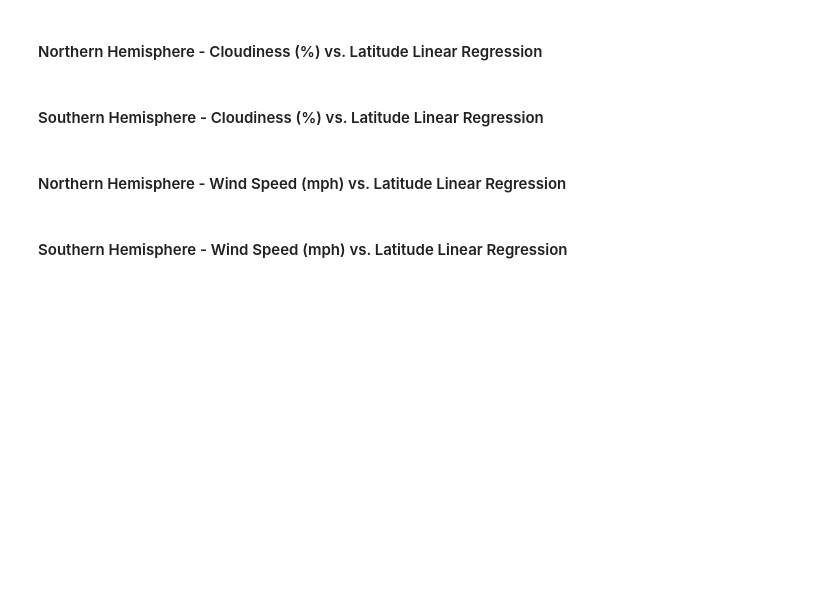
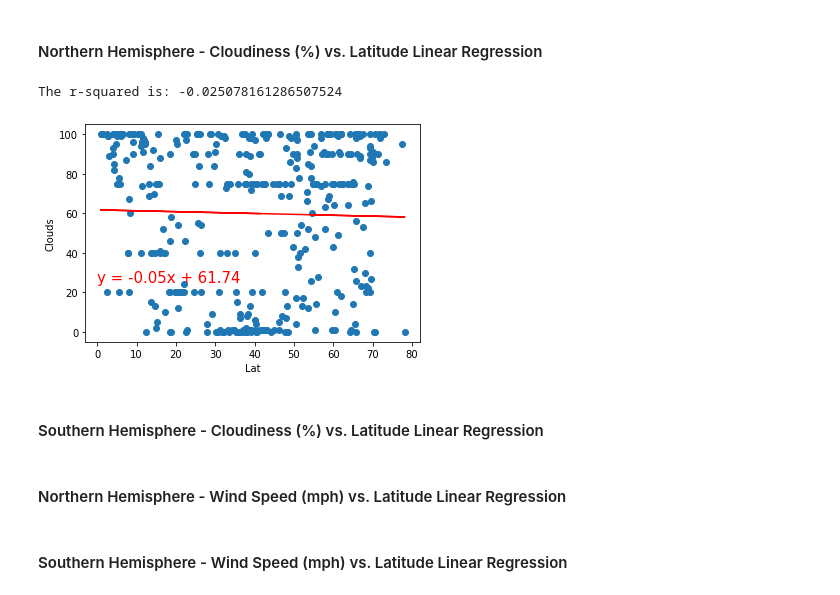
Before and after one commit to Okyere82/Python_API_Challenge, a Jupyter notebook: WeatherPy/WeatherPy.ipynb, the cells around one changed output. Drawn from its saved outputs; the diff is of its cells as text; code cells hidden in the pictures; blank space fills up the shorter version.

```diff
--- a/WeatherPy/WeatherPy.ipynb
+++ b/WeatherPy/WeatherPy.ipynb
@@ -286,5 +304,14 @@ The r-squared is: 0.7975218938050719
 # %% [markdown]
 ####  Northern Hemisphere - Cloudiness (%) vs. Latitude Linear Regression
+# %%
+# Northern Hemisphere - Cloudiness (%) vs. Latitude Linear Regression
+x_label = "Lat"
+y_label = "Clouds"
+label_positions = (20,40)
+plotLinearRegression(north_hemisphere[x_label],north_hemisphere[y_label],x_label,y_label,label_position,9)
+# %% [output]
+The r-squared is: -0.025078161286507524
+[figure, added]
 # %% [markdown]
 ####  Southern Hemisphere - Cloudiness (%) vs. Latitude Linear Regression
 # %% [markdown]
```
Also changed, not shown: parts of 2 cells of this notebook.
